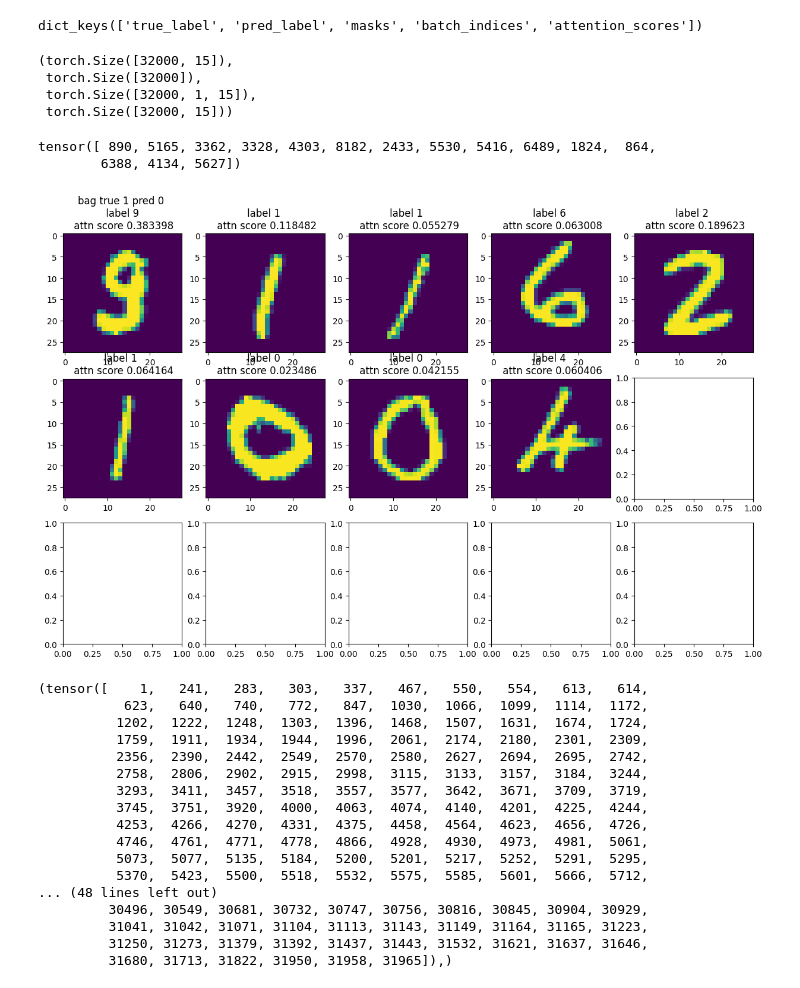
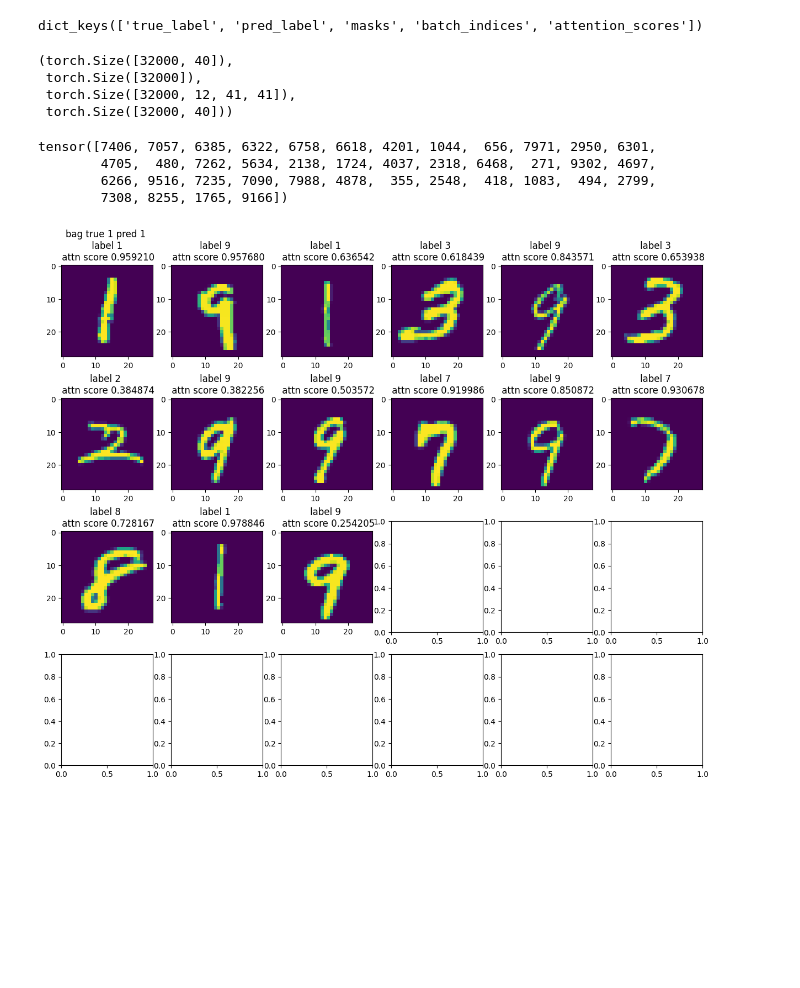
Before and after one commit to HoustonJ2013/transformer-deep-multi-instance-learning, a Jupyter notebook: notebooks/mnst_MIL_model_explaination.ipynb, the cells around one changed output. Cells and saved outputs as stored; diff of their text form; code cells hidden in the pictures; blank space fills up the shorter version.

Commit message:
add and tested transformer attention

```diff
--- a/notebooks/mnst_MIL_model_explaination.ipynb
+++ b/notebooks/mnst_MIL_model_explaination.ipynb
@@ -13,7 +13,7 @@ dataset = datasets.MNIST('../datasets',
                       download=True,
                       transform=None)
 # %%
-test_results = torch.load("../datasets/test_explain.pt")
+test_results = torch.load("../model_weights/mnst_multiplier_4_transformer_t0/test_explain.pt")
 # %%
 test_results.keys()
 # %% [output]
@@ -21,34 +21,48 @@ dict_keys(['true_label', 'pred_label', 'masks', 'batch_indices', 'attention_scor
 # %%
 test_results["batch_indices"].shape, test_results["true_label"].shape, test_results["attention_scores"].shape, test_results["masks"].shape
 # %% [output]
-(torch.Size([32000, 15]),
+(torch.Size([32000, 40]),
  torch.Size([32000]),
- torch.Size([32000, 1, 15]),
- torch.Size([32000, 15]))
+ torch.Size([32000, 12, 41, 41]),
+ torch.Size([32000, 40]))
 # %%
 select_index = 100
 test_results["batch_indices"][select_index]
 # %% [output]
-tensor([ 890, 5165, 3362, 3328, 4303, 8182, 2433, 5530, 5416, 6489, 1824,  864,
-        6388, 4134, 5627])
+tensor([7406, 7057, 6385, 6322, 6758, 6618, 4201, 1044,  656, 7971, 2950, 6301,
+        4705,  480, 7262, 5634, 2138, 1724, 4037, 2318, 6468,  271, 9302, 4697,
+        6266, 9516, 7235, 7090, 7988, 4878,  355, 2548,  418, 1083,  494, 2799,
+        7308, 8255, 1765, 9166])
 # %%
+def transformer_attention_agg(attn, agg_fn="mean"):
+    if agg_fn == "mean":
+        return torch.mean(attn.view(12*41, 41), 0)[1:]
+    elif agg_fn == "max":
+        return torch.max(attn.view(12*41, 41), 0)[0][1:]
+    elif agg_fn == "quantile":
+        return torch.quantile(attn.view(12*41, 41), 0.90, 0)[1:]
+    else:
+        return torch.mean(attn.view(12*41, 41), 0)[1:]
+
 def plot_scores(row, test_results):
     batch_indices = test_results["batch_indices"][row]
     imgs = [dataset[i_][0] for i_ in batch_indices]
     labels = [dataset[i_][1] for i_ in batch_indices]
     true_label = test_results["true_label"][row]
     pred_label = test_results["pred_label"][row]
     n = int(torch.sum(test_results["masks"][row]))
-    scores = test_results["attention_scores"][row].view(-1)
-    fig, ax = plt.subplots(3, 5)
+    n_cols = 6
+    n_rows = 4
+    scores = transformer_attention_agg(test_results["attention_scores"][row], agg_fn="max")
+    fig, ax = plt.subplots(n_rows, n_cols)
     fig.set_figwidth(15)
-    fig.set_figheight(9)
+    fig.set_figheight(12)
     for i in range(n):
-        ax[i//5][i%5].imshow(imgs[i])
+        ax[i//n_cols][i%n_cols].imshow(imgs[i])
         if i == 0:
-            ax[i//5][i%5].set_title("bag true %i pred %i \n label %i \n attn score %f"%(true_label, pred_label, labels[i], scores[i]))
+            ax[i//n_cols][i%n_cols].set_title("bag true %i pred %i \n label %i \n attn score %f"%(true_label, pred_label, labels[i], scores[i]))
         else:
-            ax[i//5][i%5].set_title("label %i \n attn score %f"%(labels[i], scores[i]))
-plot_scores(283, test_results)
+            ax[i//n_cols][i%n_cols].set_title("label %i \n attn score %f"%(labels[i], scores[i]))
+plot_scores(13, test_results)
 # %% [output]
-[figure, old version]
+[figure, new version]
@@ -57,20 +69,2 @@ plot_scores(283, test_results)
 # %%
-torch.where(test_results["true_label"].eq(test_results["pred_label"]) == False)
+# torch.where(test_results["true_label"].eq(test_results["pred_label"]) == False)
-# %% [output]
-(tensor([    1,   241,   283,   303,   337,   467,   550,   554,   613,   614,
-           623,   640,   740,   772,   847,  1030,  1066,  1099,  1114,  1172,
-          1202,  1222,  1248,  1303,  1396,  1468,  1507,  1631,  1674,  1724,
-          1759,  1911,  1934,  1944,  1996,  2061,  2174,  2180,  2301,  2309,
-          2356,  2390,  2442,  2549,  2570,  2580,  2627,  2694,  2695,  2742,
-          2758,  2806,  2902,  2915,  2998,  3115,  3133,  3157,  3184,  3244,
-          3293,  3411,  3457,  3518,  3557,  3577,  3642,  3671,  3709,  3719,
-          3745,  3751,  3920,  4000,  4063,  4074,  4140,  4201,  4225,  4244,
-          4253,  4266,  4270,  4331,  4375,  4458,  4564,  4623,  4656,  4726,
-          4746,  4761,  4771,  4778,  4866,  4928,  4930,  4973,  4981,  5061,
-          5073,  5077,  5135,  5184,  5200,  5201,  5217,  5252,  5291,  5295,
-          5370,  5423,  5500,  5518,  5532,  5575,  5585,  5601,  5666,  5712,
-... (48 lines left out)
-         30496, 30549, 30681, 30732, 30747, 30756, 30816, 30845, 30904, 30929,
-         31041, 31042, 31071, 31104, 31113, 31143, 31149, 31164, 31165, 31223,
-         31250, 31273, 31379, 31392, 31437, 31443, 31532, 31621, 31637, 31646,
-         31680, 31713, 31822, 31950, 31958, 31965]),)
```
Also changed, not shown: parts of 2 cells of this notebook, 12 other files.
